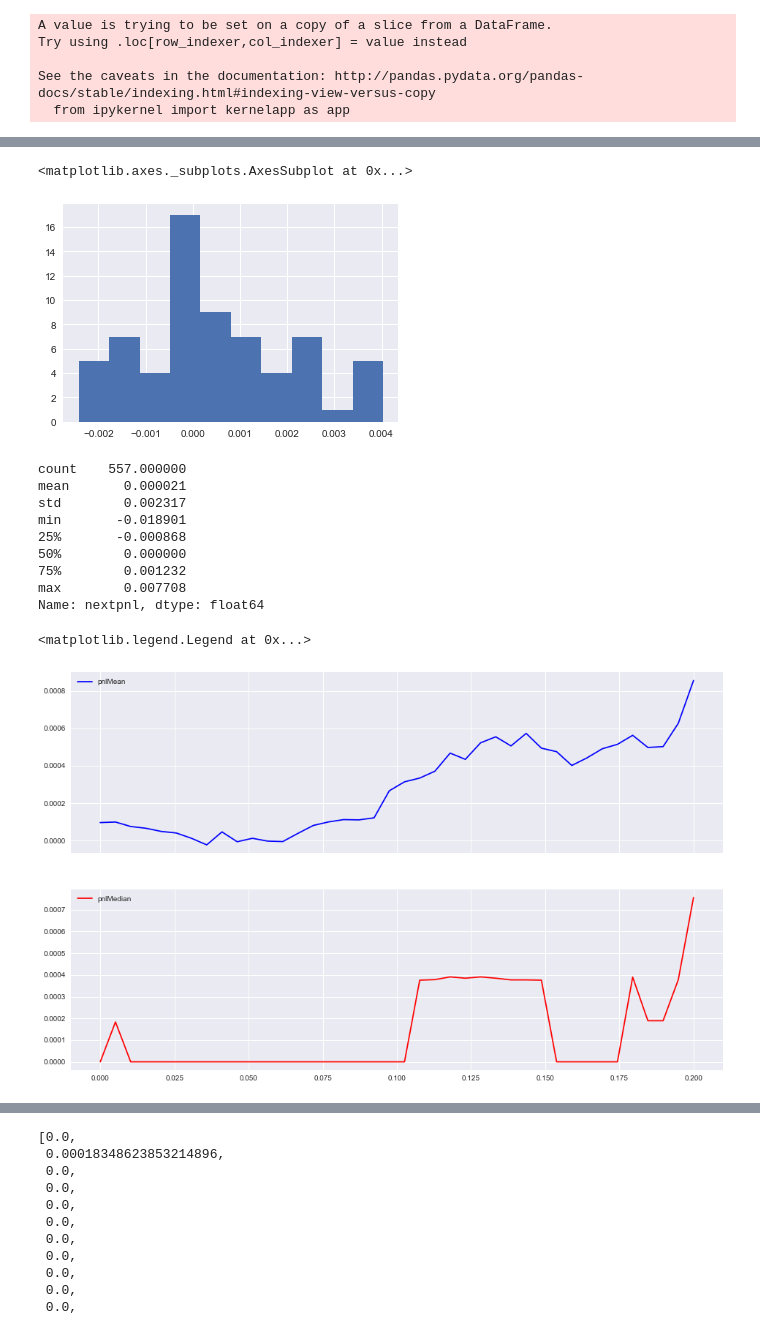
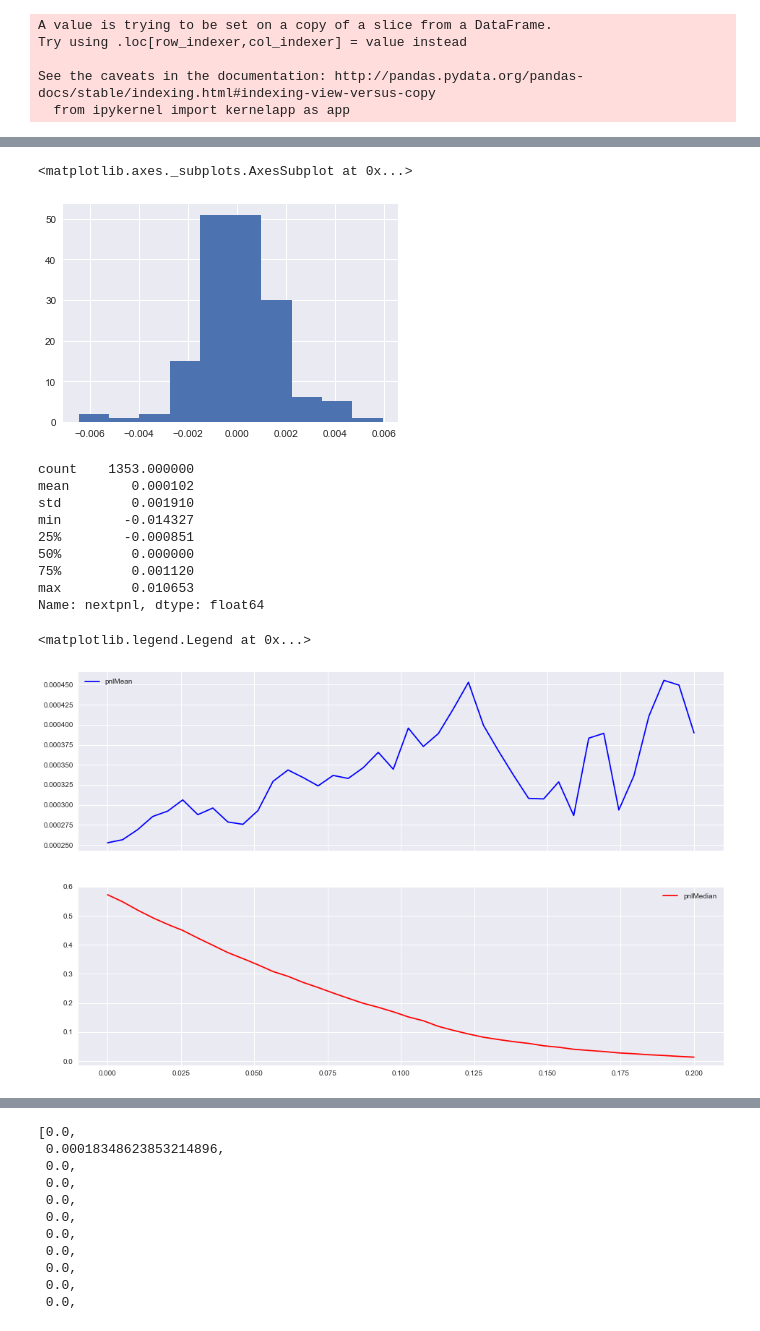
Before and after one commit to kamiseko/for-vnpy, a Jupyter notebook: research_paper_backtest.ipynb, the cells around one changed output, grey strips where cells are left out. Saved outputs shown, nothing was run; the diff lists cells and outputs as text; code cells hidden in the pictures.

Commit message:
add surge plunge marketing analysis

```diff
--- a/research_paper_backtest.ipynb
+++ b/research_paper_backtest.ipynb
@@ -518,14 +518,20 @@ new_path = 'C:/Users/LZJF_02/Desktop/modified_data/'
 filename = 'rb000_1min.csv'
 #newname = 'j9000_1min_modi.csv'
 # %%
-startTime =  datetime.strptime('20161010', '%Y%m%d')
+startTime =  datetime.strptime('20161010', '%Y%m%d') # 上涨趋势
 endTime = datetime.strptime('20161107', '%Y%m%d')
 
 startTrainTime = datetime.strptime('20150530', '%Y%m%d')
 endTimeTrain =  datetime.strptime('20160530', '%Y%m%d')
 
-startTimeVal = datetime.strptime('20151016', '%Y%m%d')
+startTimeVal = datetime.strptime('20151016', '%Y%m%d')  # 下跌趋势
 endTimeVal = datetime.strptime('20151123', '%Y%m%d')
+
+startTimeSurge =  datetime.strptime('20170606', '%Y%m%d') # 上涨趋势
+endTimeSurge = datetime.strptime('20170809', '%Y%m%d')
+
+startTimePlunge =  datetime.strptime('20170906', '%Y%m%d') # 下跌趋势
+endTimePlunge = datetime.strptime('20170929', '%Y%m%d')
 # %%
 # svd滤波参数
 shapeNum = 30
@@ -623,6 +617,9 @@ Name: TotalVolume, dtype: float64
 # %%
+dataIndice = data.loc[startTimeSurge:endTimeSurge]
+indexby5MIN = filter(lambda x : x.minute % 5 ==0, dataIndice.index)
+
 # modify data by customized method
-dataIndice = data.loc[startTime:]
+#dataIndice = data.loc[startTime:]
 resultList = []
 for index, time in enumerate(indexby5MIN):
     if index < len(indexby5MIN) - 1:
@@ -640,3 +637,7 @@ for index, time in enumerate(indexby5MIN):
         resultdict['time'] = time
         resultList.append(resultdict)
 df = pd.DataFrame(resultList,columns = ['Open','High','Low','Close','TotalVolume','OpenInterest','OpenRatio','time','OpenRatioModi'])
+
+dataClean = df.set_index('time')
+dataClean['pnl'] = dataClean['Close'].pct_change()
+dataClean['nextpnl'] = dataClean['pnl'].shift(1)
@@ -877,7 +856,7 @@ dfResampled['OpenRatio'] = (dfResampled['OpenInterest'] - dfResampled['OpenInter
 dfResampled['WeightedOpenRatio'] = (dfResampled['OpenInterest'] - dfResampled['OpenInterest'].shift(1)) / np.sqrt(dfResampled['TotalVolume'])
 dfResampled['pnl'] = dfResampled['Close'].pct_change()
 # %%
-sampleSurge= dfResampled.loc[startTime:endTime]
+sampleSurge= dfResampled.loc[startTimeSurge:endTimeSurge]
 sampleSurge['nextpnl'] = sampleSurge['pnl'].shift(-1)
 # %% [output]
 A value is trying to be set on a copy of a slice from a DataFrame.
@@ -941,36 +920,36 @@ sampleSurge['OpenRatio'].hist()
 sampleSurge[sampleSurge['OpenRatio'] > .15]['nextpnl'].hist()
 # %% [output]
 <matplotlib.axes._subplots.AxesSubplot at 0x...>
-[figure, old version]
+[figure, new version]
 # %%
 sampleSurge[sampleSurge['OpenRatio'] > 0.03]['nextpnl'].describe()
 # %% [output]
-count    557.000000
-mean       0.000021
-std        0.002317
-min       -0.018901
-25%       -0.000868
-50%        0.000000
-75%        0.001232
-max        0.007708
+count    1353.000000
+mean        0.000102
+std         0.001910
+min        -0.014327
+25%        -0.000851
+50%         0.000000
+75%         0.001120
+max         0.010653
 Name: nextpnl, dtype: float64
 # %%
 # check the monotonity of pnl filtered by openRatio indicator in bullish market
 variation = []
 bullpnlMeanList = []
 bullpnlMedianList = []
 for i in np.linspace(0,0.2,40):
     variation.append(i)
-    bullpnlMeanList.append(sampleSurge[sampleSurge['OpenRatio'] >= i]['nextpnl'].mean())
-    bullpnlMedianList.append(sampleSurge[sampleSurge['OpenRatio'] >= i]['nextpnl'].median())
+    bullpnlMeanList.append(sampleSurge[sampleSurge['OpenRatio'] >= i]['pnl'].mean())
+    bullpnlMedianList.append(sampleSurge[sampleSurge['OpenRatio'] >= i].shape[0] / sampleSurge.shape[0])
 fig, (ax1,ax2) = plt.subplots(nrows=2,sharex=True,figsize=(16,10))
 ax1.plot(np.linspace(0,0.2,40),bullpnlMeanList,'blue',label='pnlMean')
 ax2.plot(np.linspace(0,0.2,40),bullpnlMedianList,'red',label='pnlMedian')
 ax1.legend()
 ax2.legend()
 # %% [output]
 <matplotlib.legend.Legend at 0x...>
-[figure, old version]
+[figure, new version]
 # %%
 # check the monotonity of pnl filtered by openRatio indicator in bearrih market
 variation = []
```
Also changed, not shown: parts of 28 cells of this notebook.
